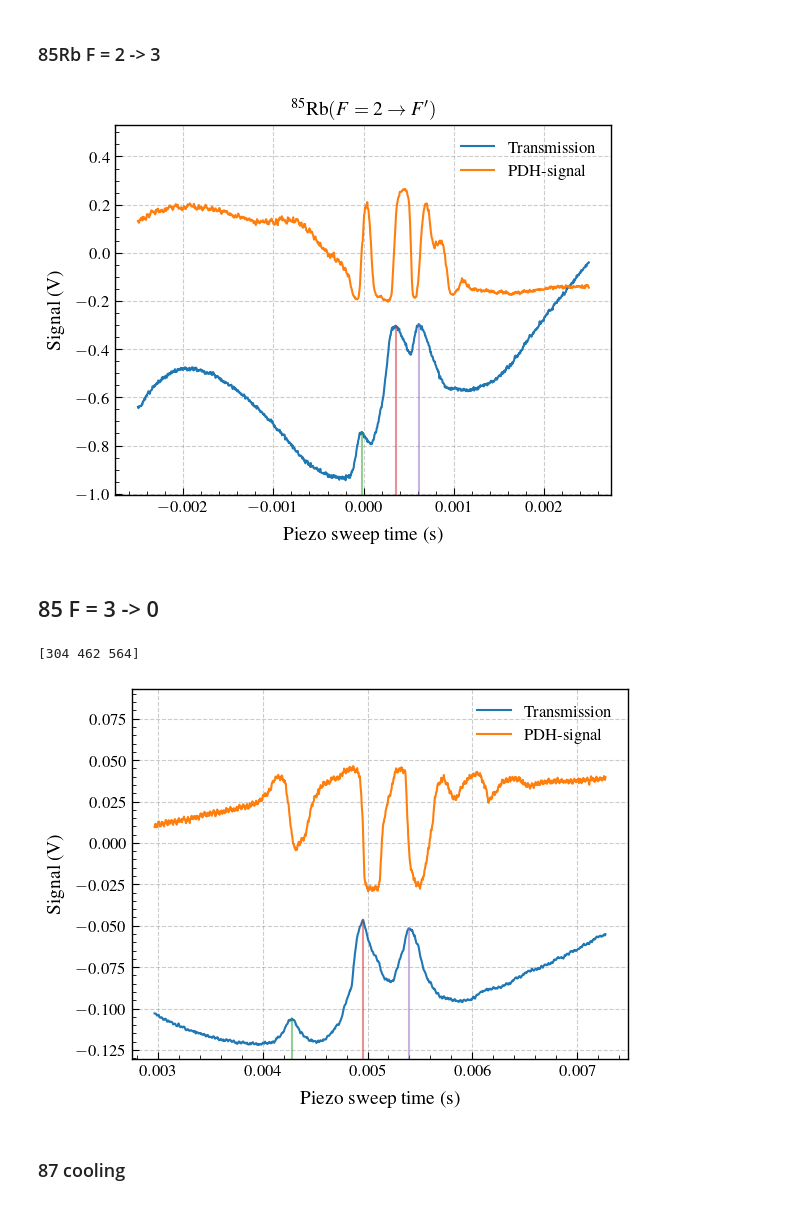
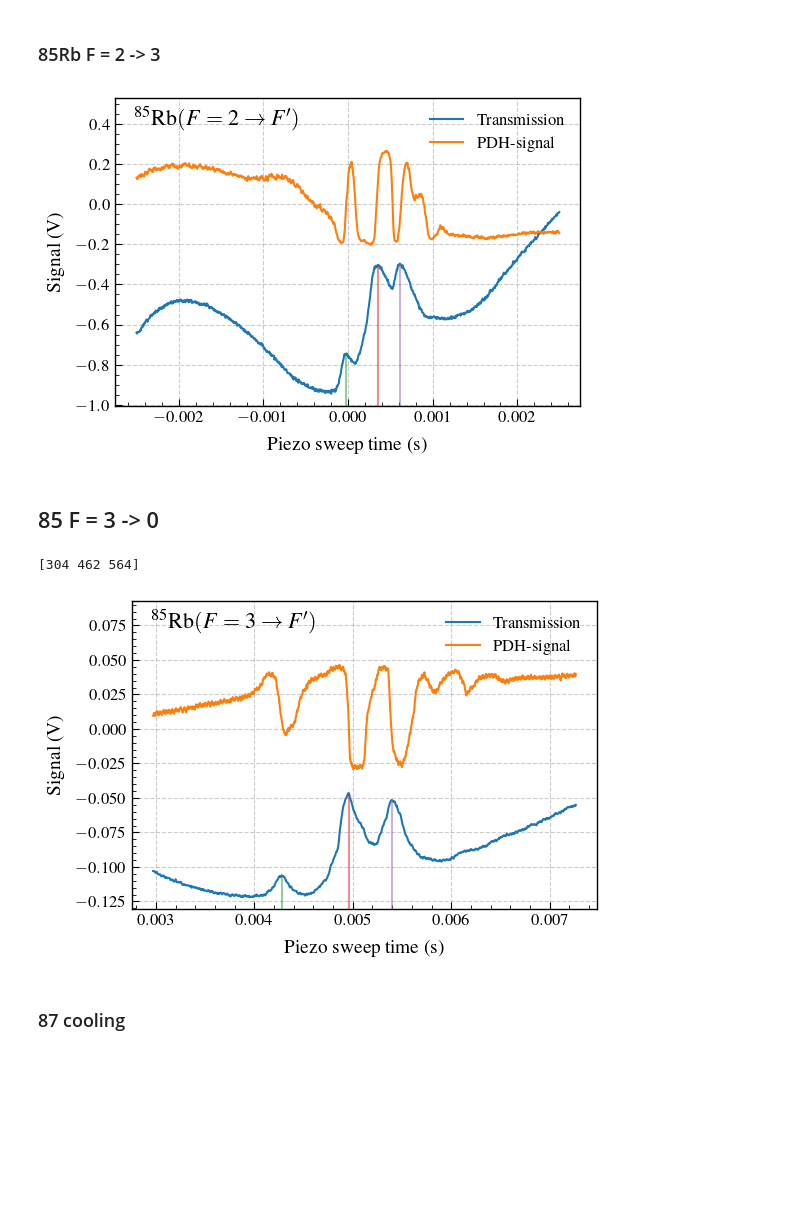
Before and after one commit to nrneubert/AEIEP, a Jupyter notebook: MOT/doppler_free_spectroscopy.ipynb, the cells around one changed output. Cells and saved outputs as stored; diff of their text form; code cells hidden in the pictures; blank space fills up the shorter version.

```diff
--- a/MOT/doppler_free_spectroscopy.ipynb
+++ b/MOT/doppler_free_spectroscopy.ipynb
@@ -21,41 +21,41 @@ ch2 = data[:,2]     # Transmission signal
 ch3 = data[:,3]     # Error signal
 ch4 = data[:,4]     # Step function
 
-fig, ax = plt.subplots()
+fig, ax = plt.subplots(figsize=(6,4))
 
 """ --- 85 RB F2 --- """
 
 ch2 = ch2 - 0.1
 
 #ax.plot(time, ch1)
 ax.plot(time, ch2, color=f'C{0}', label='Transmission')
 ax.plot(time, ch3, color=f'C{1}', label='PDH-signal')
 #ax.plot(time, ch4)
 
 ymin, ymax = ax.get_ylim()
 ax.set_ylim(ymin, max(ch3)*2.0)
 ax.grid(alpha=0.4)
 ax.set_xlabel("Piezo sweep time (s)")
 ax.set_ylabel("Signal (V)")
 ax.legend()
 
 x0 = 0.04
-#ax.text(x0, 0.91, r'$F^\prime$ =', transform=ax.transAxes, fontsize=16)
-ax.set_title(r'$^{85}\mathrm{Rb}(F=2 \rightarrow F^\prime)$', fontsize=14)
+text = r'$^{85}\mathrm{Rb}(F=2 \rightarrow F^\prime)$'
+ax.text(x0, 0.91, text, transform=ax.transAxes, fontsize=16)
 
 peaks = find_peaks(ch2, distance=50, prominence=0.05)[0]
 peaks = np.delete(peaks, 0)
 
 for i, index in enumerate(peaks) :
     t = time[index]
     s = ch2[index]
     lower_lim = ax.get_ylim()[0]
     ax.vlines(x=t, ymin=lower_lim, ymax=s, color=f'C{i+2}', linestyle='-', alpha=0.5)
     #ax.plot(t, s, marker='s', markeredgecolor=f'C{i+2}', markerfacecolor='w', markeredgewidth=1.0, markersize=4)
 
 fig.savefig("./Figures/85rbf=2.png", format='png', bbox_inches='tight', dpi=400)
 # %% [output]
-[figure, old version]
+[figure, new version]
 # %% [markdown]
 ## 85 F = 3 -> 0
 # %%
@@ -75,7 +75,7 @@ ch2_norm = ((ch2 - ch2_min) / (ch2_max - ch2_min)) \
 ch2_norm -= 2.0*max(ch3)
 ch2 = ch2_norm
 
-fig, ax = plt.subplots()
+fig, ax = plt.subplots(figsize=(6,4))
 
 ax.plot(time, ch2, color=f'C{0}', label='Transmission')
 ax.plot(time, ch3, color=f'C{1}', label='PDH-signal')
@@ -86,6 +86,9 @@ ax.set_ylim(ymin, max(ch3)*2.0)
 ax.set_xlabel("Piezo sweep time (s)")
 ax.set_ylabel("Signal (V)")
 ax.legend()
+
+text = r'$^{85}\mathrm{Rb}(F=3 \rightarrow F^\prime)$'
+ax.text(x0, 0.91, text, transform=ax.transAxes, fontsize=16)
 
 peaks = find_peaks(ch2, distance=100, prominence=0.01)[0]
 print(peaks)
@@ -99,10 +102,10 @@ for i, index in enumerate(peaks) :
     s = ch2[index]
     ax.vlines(x=t, ymin=lower_lim, ymax=s, color=f'C{i+2}', linestyle='-', alpha=0.5)
 
-fig.savefig("./Figures/85rbf=2.png", format='png', bbox_inches='tight', dpi=400)
+fig.savefig("./Figures/85rbf=3.png", format='png', bbox_inches='tight', dpi=400)
 # %% [output]
 [304 462 564]
-[figure, old version]
+[figure, new version]
 # %% [markdown]
 ### 87 cooling
 # %%
```
Also changed, not shown: parts of 3 cells of this notebook, 10 other files.
